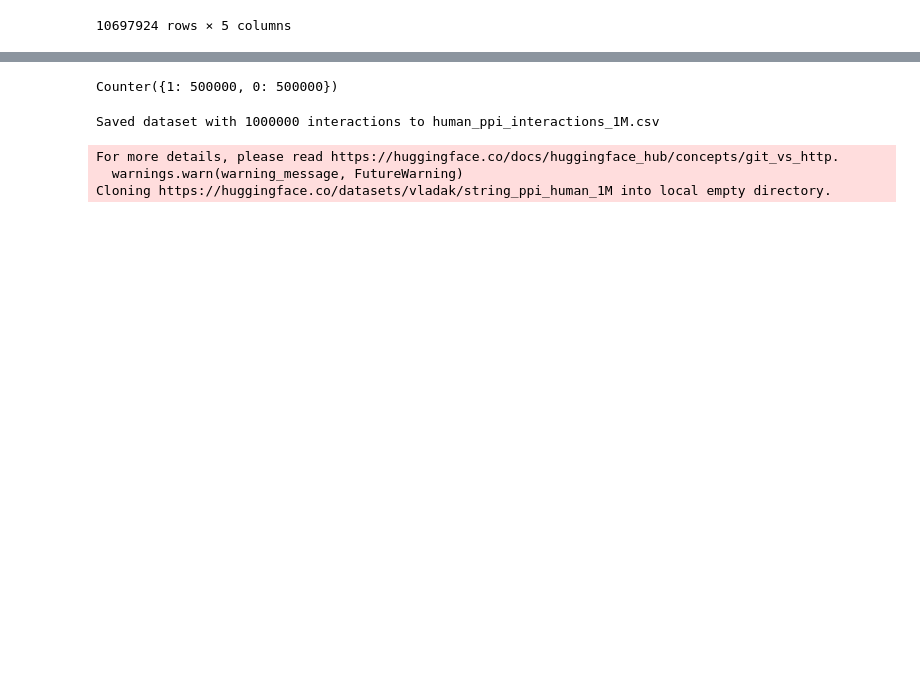
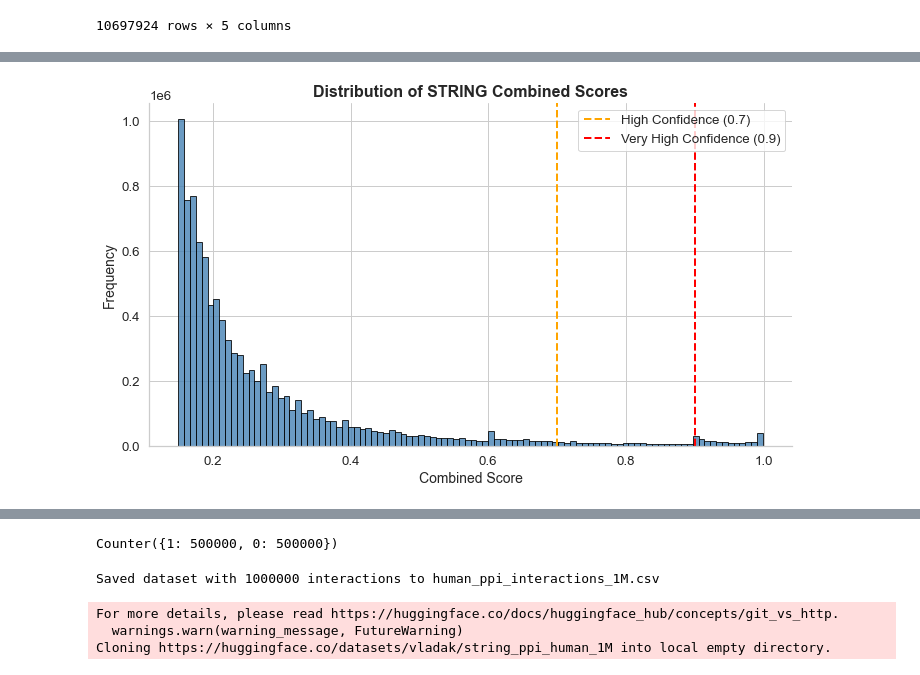
Before and after one commit to vladimirkovacevic/nucl-protein, a Jupyter notebook: notebooks/prepare_string_dataset.ipynb, the cells around one changed output, grey strips where cells are left out. Drawn from its saved outputs; the diff is of its cells as text; code cells hidden in the pictures; blank space fills up the shorter version.

```diff
--- a/notebooks/prepare_string_dataset.ipynb
+++ b/notebooks/prepare_string_dataset.ipynb
@@ -157,3 +153,35 @@ plt.hist(string_merge_df['score'], bins=100)
+# %%
+import matplotlib.pyplot as plt
+import seaborn as sns
+
+# Use Seaborn style for more elegant visuals
+sns.set(style="whitegrid", font_scale=1.2)
+
+# Create the plot
+plt.figure(figsize=(10, 6))
+plt.hist(string_filt_df['score'], bins=100, color='steelblue', edgecolor='black', alpha=0.8)
+
+# Add labels and title
+plt.title("Distribution of STRING Combined Scores", fontsize=16, weight='bold')
+plt.xlabel("Combined Score", fontsize=14)
+plt.ylabel("Frequency", fontsize=14)
+
+# Optional: add vertical lines for thresholds
+plt.axvline(x=0.7, color='orange', linestyle='--', linewidth=2, label='High Confidence (0.7)')
+plt.axvline(x=0.9, color='red', linestyle='--', linewidth=2, label='Very High Confidence (0.9)')
+
+# Add legend
+plt.legend()
+
+# Remove top and right spines
+sns.despine()
+
+# Show the plot
+plt.tight_layout()
+plt.savefig('string_combined_score_hist.png', dpi=150, bbox_inches='tight')
+plt.show()
+# %% [output]
+[figure, added]
 # %%
 # Assign labels
 # def assign_label(score):
```
Also changed, not shown: parts of 7 cells of this notebook.
